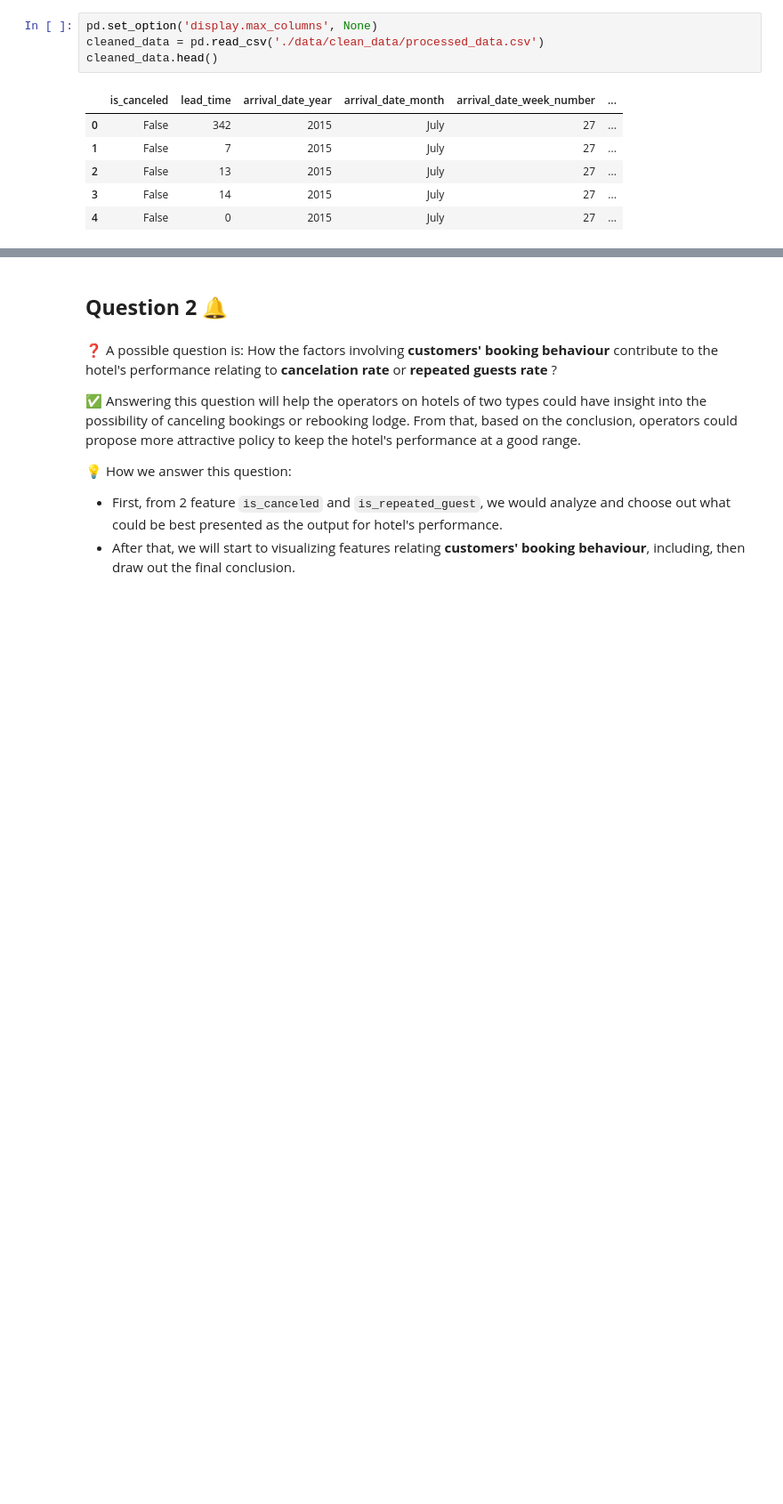
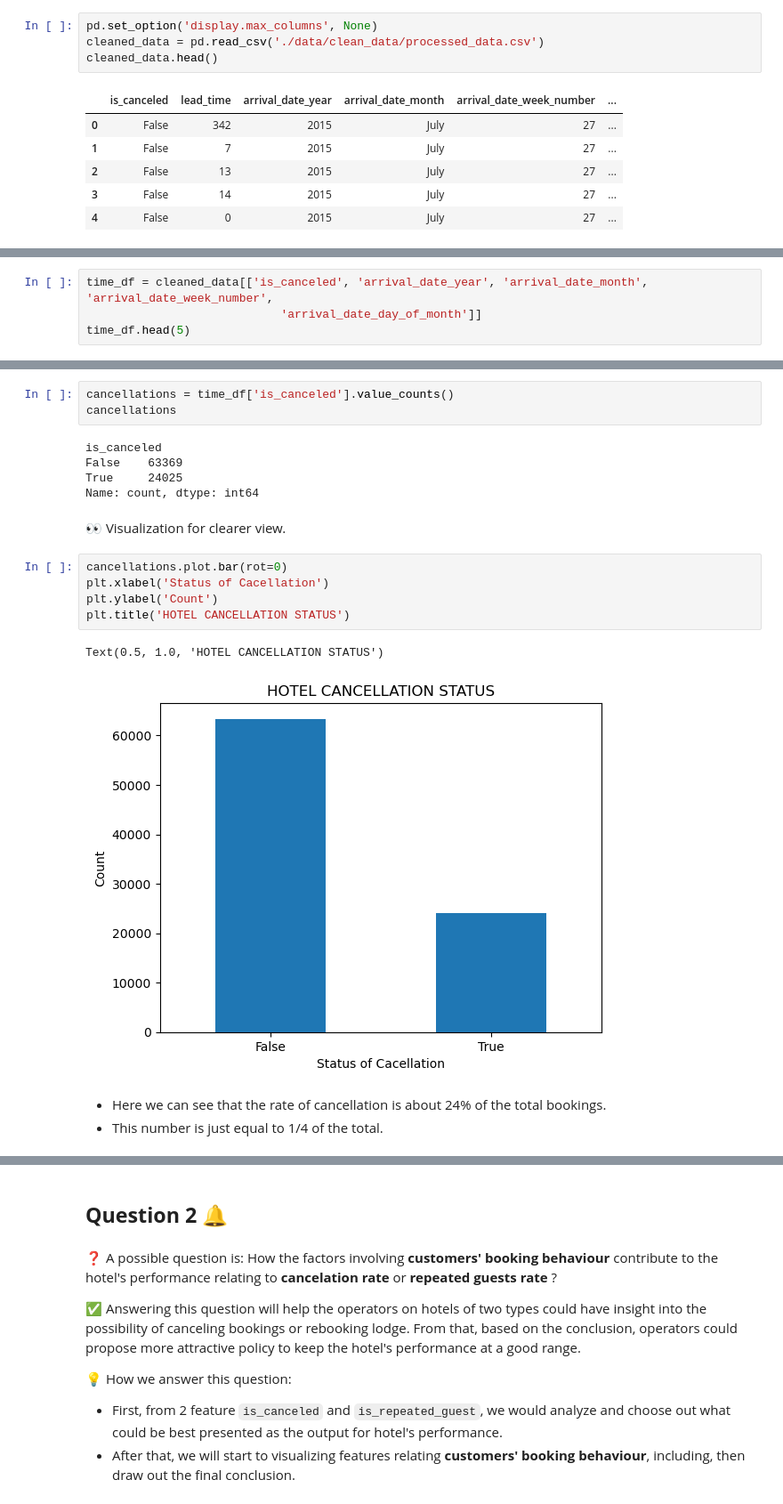
Before and after one commit to danghuynh-bit/LTKHDL_hotekbookingdemand, a Jupyter notebook: 03_Analyzing_Questions.ipynb, the cells around one changed output, grey strips where cells are left out. Shown at 89% size. Cells and saved outputs as stored; diff of their text form; blank space fills up the shorter version.

```diff
--- a/03_Analyzing_Questions.ipynb
+++ b/03_Analyzing_Questions.ipynb
@@ -26,0 +78,4 @@ cleaned_data.head()
+# %%
+time_df = cleaned_data[['is_canceled', 'arrival_date_year', 'arrival_date_month', 'arrival_date_week_number',
+                            'arrival_date_day_of_month']]
+time_df.head(5)
@@ -26,0 +120,21 @@ cleaned_data.head()
+# %%
+cancellations = time_df['is_canceled'].value_counts()
+cancellations
+# %% [output]
+is_canceled
+False    63369
+True     24025
+Name: count, dtype: int64
+# %% [markdown]
+👀  Visualization for clearer view.
+# %%
+cancellations.plot.bar(rot=0)
+plt.xlabel('Status of Cacellation')
+plt.ylabel('Count')
+plt.title('HOTEL CANCELLATION STATUS')
+# %% [output]
+Text(0.5, 1.0, 'HOTEL CANCELLATION STATUS')
+[figure, added]
+# %% [markdown]
+- Here we can see that the rate of cancellation is about 24% of the total bookings.
+- This number is just equal to 1/4 of the total.
```
Also changed, not shown: parts of 54 cells of this notebook.
